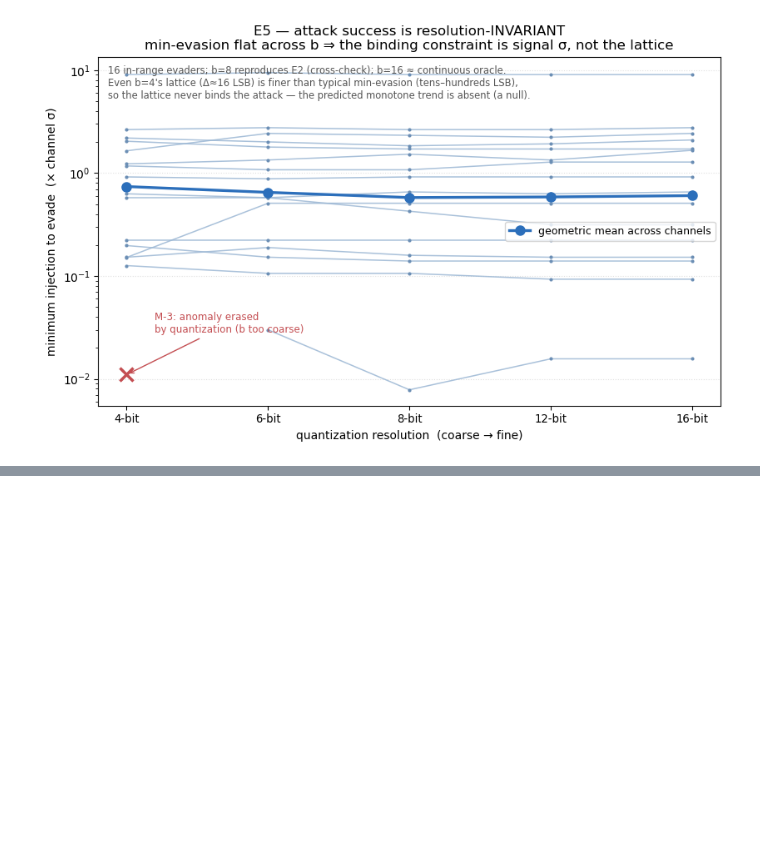
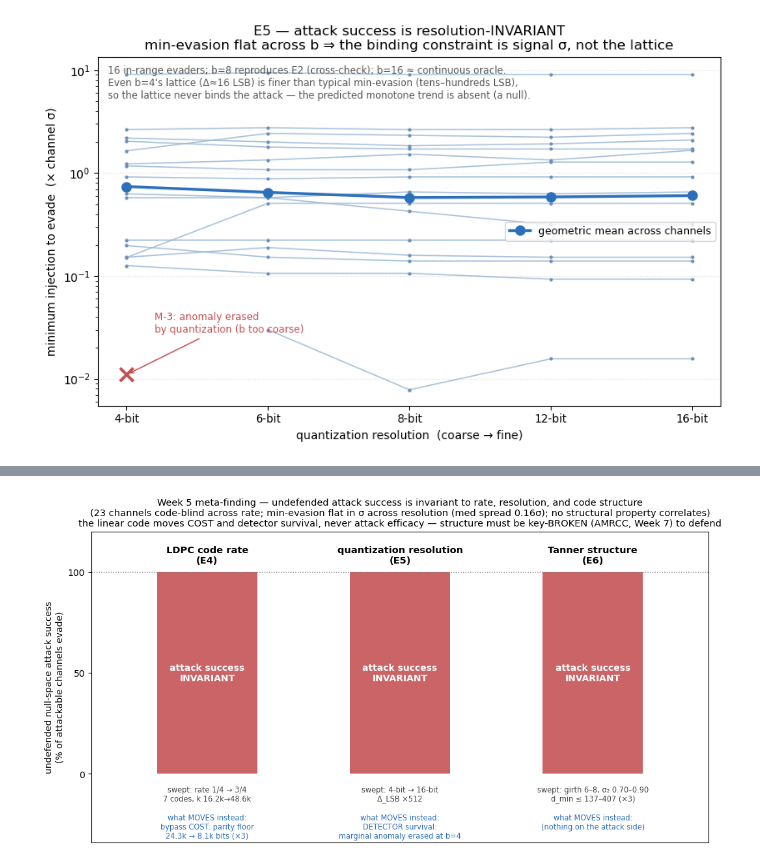
Before and after one commit to ramananj34/SecureSpace, a Jupyter notebook: nullspace_explorations/exploration_viz.ipynb, the cells around one changed output, grey strips where cells are left out. Drawn from its saved outputs; the diff is of its cells as text; code cells hidden in the pictures; blank space fills up the shorter version.

```diff
--- a/nullspace_explorations/exploration_viz.ipynb
+++ b/nullspace_explorations/exploration_viz.ipynb
@@ -83,0 +122,42 @@ plt.tight_layout(); plt.show()
+# %%
+import json, numpy as np, matplotlib.pyplot as plt
+from pathlib import Path
+from matplotlib.patches import FancyBboxPatch
+
+E4 = json.load(open("runs_e4/e4_summary.json"))
+E5 = json.load(open("runs_e5/e5_summary.json"))
+E6 = json.load(open("runs_e6/e6_summary.json"))
+
+n_e4 = len(E4)
+n_e5 = len(E5)
+sp = E6["spectrum"]
+dmin = [r["dmin_upper_bound"] for r in sp]
+floor = [r["parity_floor"] for r in sp]
+spreads = []
+for r in E5:
+    vs = [x["min_evasion_over_sigma"] for x in r["by_b"] if x["min_evasion_over_sigma"] is not None]
+    if len(vs) >= 2:
+        spreads.append(max(vs) - min(vs))
+e5_med_spread = float(np.median(spreads))
+fig, ax = plt.subplots(figsize=(10.5, 5.6))
+axes_info = [("LDPC code rate\n(E4)", "rate 1/4 → 3/4\n7 codes, k 16.2k→48.6k", "bypass COST: parity floor\n24.3k → 8.1k bits (×3)"), ("quantization resolution\n(E5)", "4-bit → 16-bit\nΔ_LSB ×512", "DETECTOR survival:\nmarginal anomaly erased at b=4"), ("Tanner structure\n(E6)", "girth 6–8, σ₂ 0.70–0.90\nd_min ≤ 137–407 (×3)", "(nothing on the attack side)")]
+xc = [0, 1, 2]
+for i, (axis, rng, moves) in zip(xc, axes_info):
+    ax.bar(i, 100, width=0.52, color="#c44e52", alpha=0.88, zorder=2)
+    ax.text(i, 50, "attack success\nINVARIANT", ha="center", va="center", color="white", fontsize=10, fontweight="bold", zorder=3)
+    ax.text(i, 103.5, axis, ha="center", va="bottom", fontsize=10.5, fontweight="bold")
+    ax.text(i, -6, "swept: " + rng, ha="center", va="top", fontsize=8.2, color="#444")
+    ax.text(i, -20, "what MOVES instead:\n" + moves, ha="center", va="top", fontsize=8.2, color="#2c6fbb")
+ax.set_xlim(-0.6, 2.6); ax.set_ylim(-34, 120)
+ax.set_xticks([]); ax.set_yticks([0, 50, 100])
+ax.set_ylabel("undefended null-space attack success\n(% of attackable channels evade)")
+ax.axhline(100, color="gray", ls=":", lw=1)
+ax.set_title("Week 5 meta-finding — undefended attack success is invariant to rate, resolution, and code structure\n"
+             f"({n_e4} channels code-blind across rate; min-evasion flat in σ across resolution (med spread {e5_med_spread:.2f}σ); "
+             "no structural property correlates)\n"
+             "the linear code moves COST and detector survival, never attack efficacy — structure must be "
+             "key-BROKEN (AMRCC, Week 7) to defend",
+             fontsize=10.5)
+plt.tight_layout(); plt.show()
+# %% [output]
+[figure, added]
```
Also changed, not shown: parts of 1 cell of this notebook, 4 other files.
